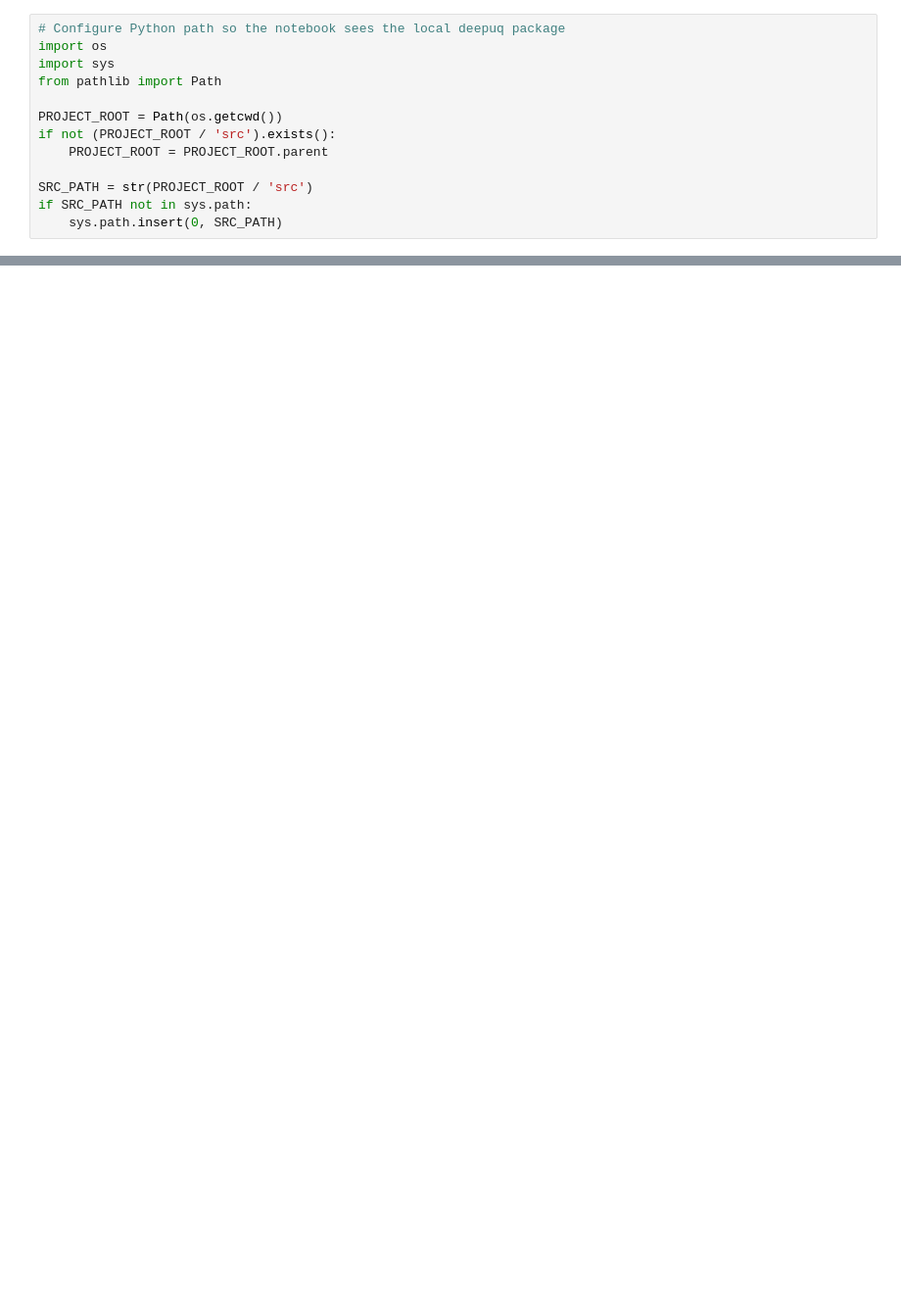
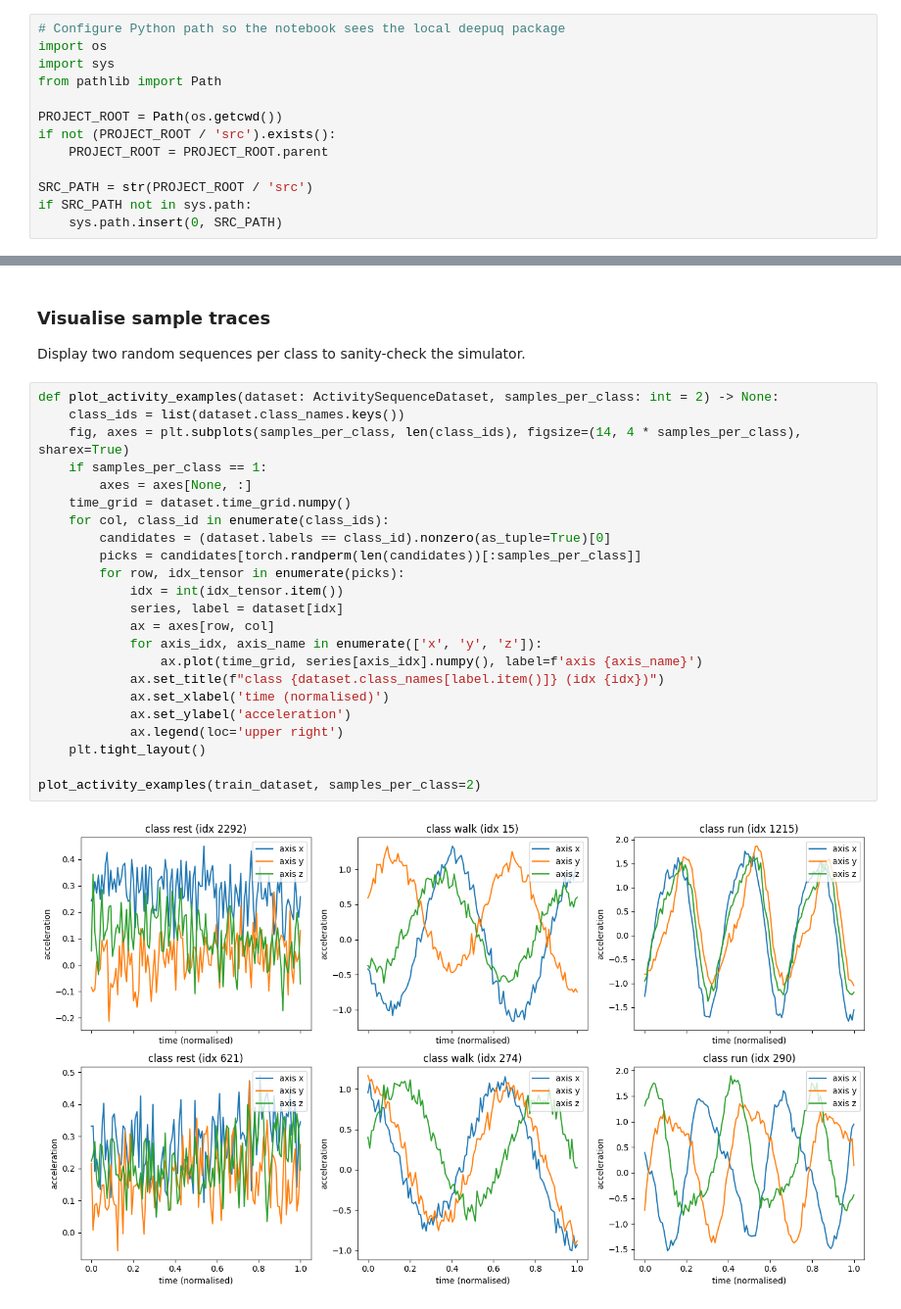
Before and after one commit to Vispikarkaria/Deep-UQ, a Jupyter notebook: notebooks/SGLD_Tutorial.ipynb, the cells around one changed output, grey strips where cells are left out. Shown: that part at 98% size. Saved outputs shown, nothing was run; the diff lists cells and outputs as text; blank space fills up the shorter version.

```diff
--- a/notebooks/SGLD_Tutorial.ipynb
+++ b/notebooks/SGLD_Tutorial.ipynb
@@ -81,0 +151,28 @@ print('First example variance:', var_probs[0])
+# %% [markdown]
+### Visualise sample traces
+Display two random sequences per class to sanity-check the simulator.
+# %%
+def plot_activity_examples(dataset: ActivitySequenceDataset, samples_per_class: int = 2) -> None:
+    class_ids = list(dataset.class_names.keys())
+    fig, axes = plt.subplots(samples_per_class, len(class_ids), figsize=(14, 4 * samples_per_class), sharex=True)
+    if samples_per_class == 1:
+        axes = axes[None, :]
+    time_grid = dataset.time_grid.numpy()
+    for col, class_id in enumerate(class_ids):
+        candidates = (dataset.labels == class_id).nonzero(as_tuple=True)[0]
+        picks = candidates[torch.randperm(len(candidates))[:samples_per_class]]
+        for row, idx_tensor in enumerate(picks):
+            idx = int(idx_tensor.item())
+            series, label = dataset[idx]
+            ax = axes[row, col]
+            for axis_idx, axis_name in enumerate(['x', 'y', 'z']):
+                ax.plot(time_grid, series[axis_idx].numpy(), label=f'axis {axis_name}')
+            ax.set_title(f"class {dataset.class_names[label.item()]} (idx {idx})")
+            ax.set_xlabel('time (normalised)')
+            ax.set_ylabel('acceleration')
+            ax.legend(loc='upper right')
+    plt.tight_layout()
+
+plot_activity_examples(train_dataset, samples_per_class=2)
+# %% [output]
+[figure, added]
```
Also changed, not shown: parts of 33 cells of this notebook, 9 other files.
